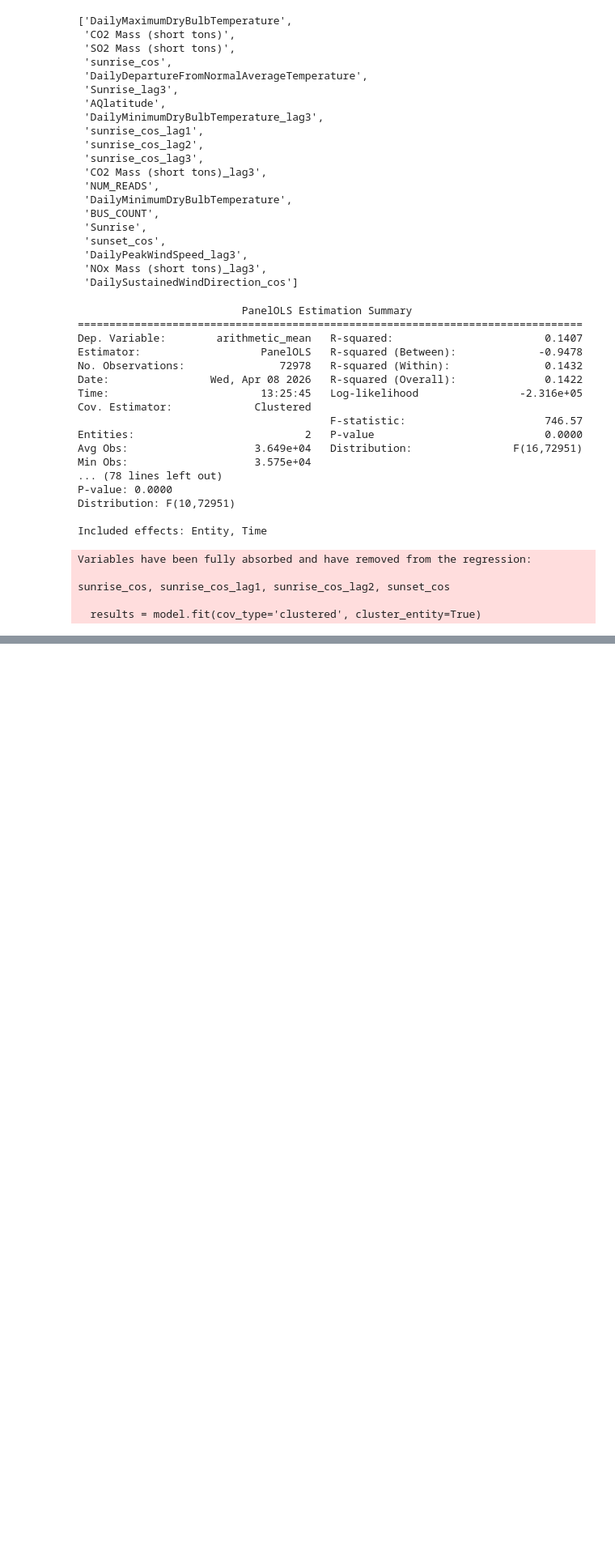
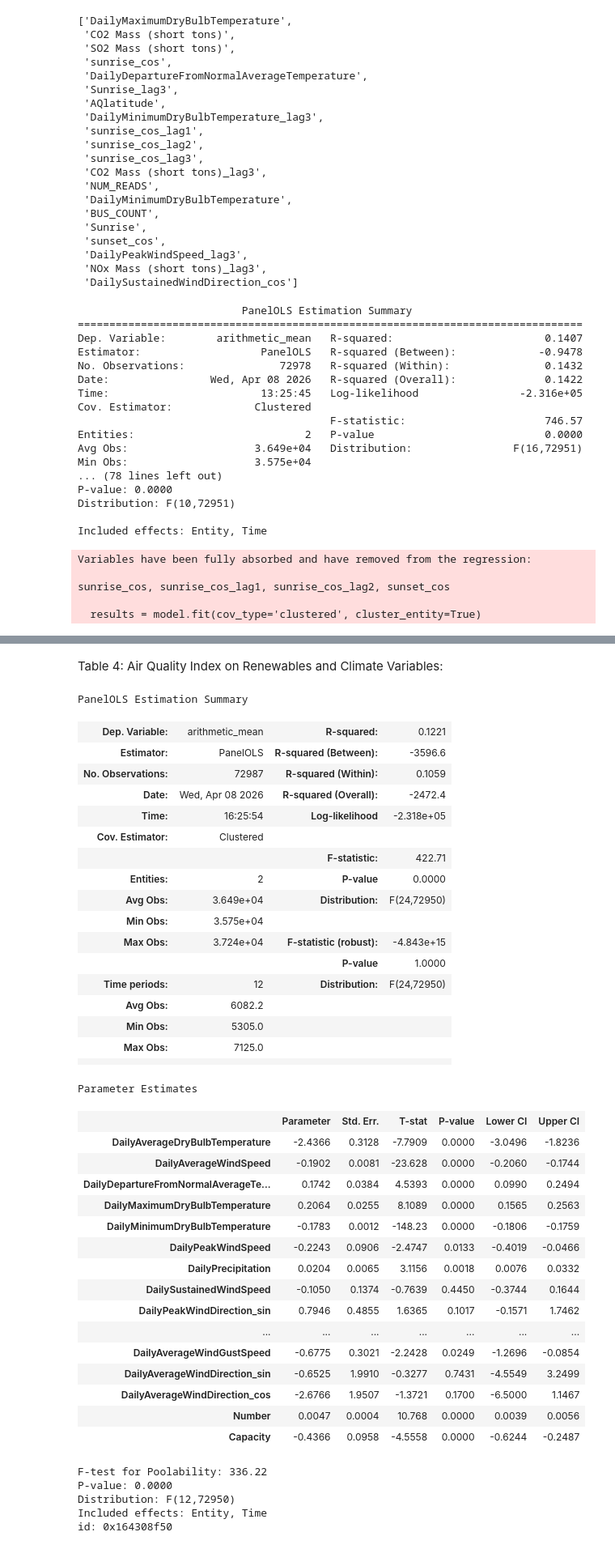
Before and after one commit to griffinberonio/AAE-724-Repo, a Jupyter notebook: Analysis_Notebook.ipynb, the cells around one changed output, grey strips where cells are left out. Shown at 81% size. Cells and saved outputs as stored; diff of their text form; code cells hidden in the pictures; blank space fills up the shorter version.

```diff
--- a/Analysis_Notebook.ipynb
+++ b/Analysis_Notebook.ipynb
@@ -697,0 +1066,45 @@ sunrise_cos, sunrise_cos_lag1, sunrise_cos_lag2, sunset_cos
+# %% [markdown]
+Table 4: Air Quality Index on Renewables and Climate Variables:
+# %%
+model_5_results
+# %% [output]
+PanelOLS Estimation Summary
+| Dep. Variable: | arithmetic_mean | R-squared: | 0.1221 |
+| Estimator: | PanelOLS | R-squared (Between): | -3596.6 |
+| No. Observations: | 72987 | R-squared (Within): | 0.1059 |
+| Date: | Wed, Apr 08 2026 | R-squared (Overall): | -2472.4 |
+| Time: | 16:25:54 | Log-likelihood | -2.318e+05 |
+| Cov. Estimator: | Clustered |  |  |
+|  |  | F-statistic: | 422.71 |
+| Entities: | 2 | P-value | 0.0000 |
+| Avg Obs: | 3.649e+04 | Distribution: | F(24,72950) |
+| Min Obs: | 3.575e+04 |  |  |
+| Max Obs: | 3.724e+04 | F-statistic (robust): | -4.843e+15 |
+|  |  | P-value | 1.0000 |
+| Time periods: | 12 | Distribution: | F(24,72950) |
+| Avg Obs: | 6082.2 |  |  |
+| Min Obs: | 5305.0 |  |  |
+| Max Obs: | 7125.0 |  |  |
+|  |  |  |  |
+Parameter Estimates
+|  | Parameter | Std. Err. | T-stat | P-value | Lower CI | Upper CI |
+| DailyAverageDryBulbTemperature | -2.4366 | 0.3128 | -7.7909 | 0.0000 | -3.0496 | -1.8236 |
+| DailyAverageWindSpeed | -0.1902 | 0.0081 | -23.628 | 0.0000 | -0.2060 | -0.1744 |
+| DailyDepartureFromNormalAverageTe... | 0.1742 | 0.0384 | 4.5393 | 0.0000 | 0.0990 | 0.2494 |
+| DailyMaximumDryBulbTemperature | 0.2064 | 0.0255 | 8.1089 | 0.0000 | 0.1565 | 0.2563 |
+| DailyMinimumDryBulbTemperature | -0.1783 | 0.0012 | -148.23 | 0.0000 | -0.1806 | -0.1759 |
+| DailyPeakWindSpeed | -0.2243 | 0.0906 | -2.4747 | 0.0133 | -0.4019 | -0.0466 |
+| DailyPrecipitation | 0.0204 | 0.0065 | 3.1156 | 0.0018 | 0.0076 | 0.0332 |
+| DailySustainedWindSpeed | -0.1050 | 0.1374 | -0.7639 | 0.4450 | -0.3744 | 0.1644 |
+| DailyPeakWindDirection_sin | 0.7946 | 0.4855 | 1.6365 | 0.1017 | -0.1571 | 1.7462 |
+| ... | ... | ... | ... | ... | ... | ... |
+| DailyAverageWindGustSpeed | -0.6775 | 0.3021 | -2.2428 | 0.0249 | -1.2696 | -0.0854 |
+| DailyAverageWindDirection_sin | -0.6525 | 1.9910 | -0.3277 | 0.7431 | -4.5549 | 3.2499 |
+| DailyAverageWindDirection_cos | -2.6766 | 1.9507 | -1.3721 | 0.1700 | -6.5000 | 1.1467 |
+| Number | 0.0047 | 0.0004 | 10.768 | 0.0000 | 0.0039 | 0.0056 |
+| Capacity | -0.4366 | 0.0958 | -4.5558 | 0.0000 | -0.6244 | -0.2487 |
+F-test for Poolability: 336.22
+P-value: 0.0000
+Distribution: F(12,72950)
+Included effects: Entity, Time
+id: 0x164308f50
```
Also changed, not shown: parts of 16 cells of this notebook, 1 other file.
